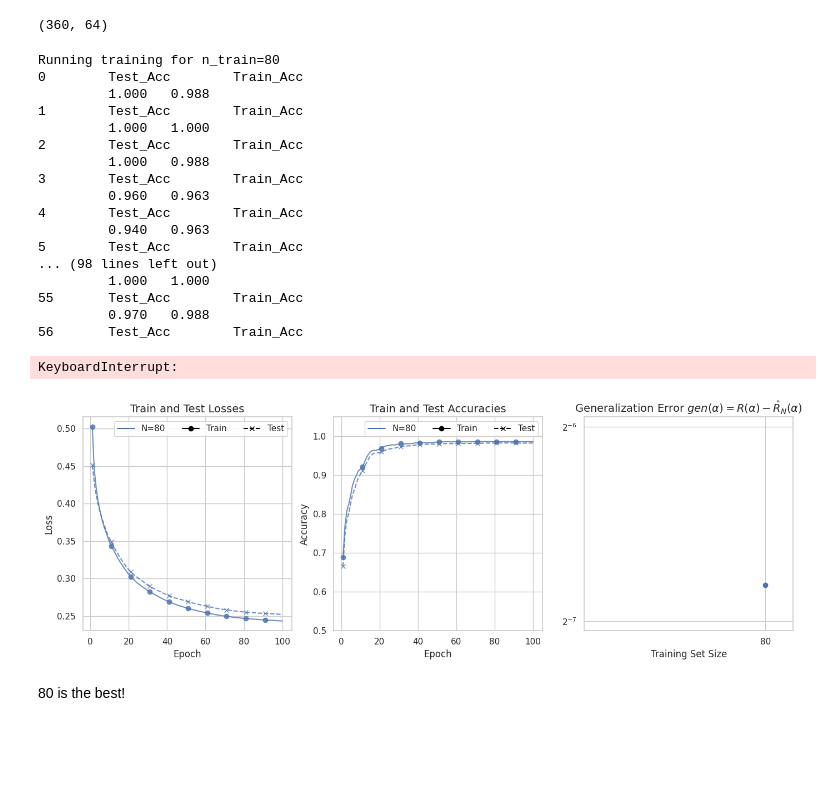
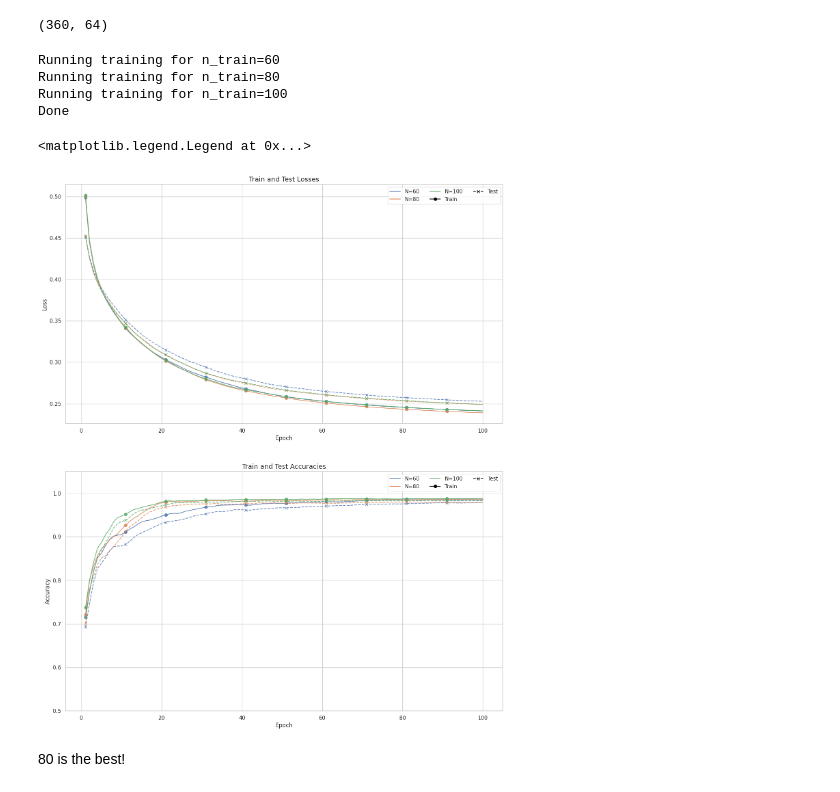
Before and after one commit to NicolaAssolini98/Abstract-VQC, a Jupyter notebook: 4_QCNN/tutorial_learning_few_data.ipynb, the cells around one changed output. Cells and saved outputs as stored; diff of their text form; code cells hidden in the pictures; blank space fills up the shorter version.

```diff
--- a/4_QCNN/tutorial_learning_few_data.ipynb
+++ b/4_QCNN/tutorial_learning_few_data.ipynb
@@ -283,7 +284,7 @@ def run_iterations(n_train):
 
 
 # run training for multiple sizes
-train_sizes = [80]
+train_sizes = [60, 80, 100]
 print(f"Running training for n_train={train_sizes[0]}")
 results_df = run_iterations(n_train=train_sizes[0])
 for n_train in train_sizes[1:]:
@@ -291,24 +292,10 @@ for n_train in train_sizes[1:]:
     results_df = pd.concat([results_df, run_iterations(n_train=n_train)])
 print('Done')
 # %% [output]
+Running training for n_train=60
 Running training for n_train=80
-0        Test_Acc        Train_Acc
-         1.000   0.988
-1        Test_Acc        Train_Acc
-         1.000   1.000
-2        Test_Acc        Train_Acc
-         1.000   0.988
-3        Test_Acc        Train_Acc
-         0.960   0.963
-4        Test_Acc        Train_Acc
-         0.940   0.963
-5        Test_Acc        Train_Acc
-... (98 lines left out)
-         1.000   1.000
-55       Test_Acc        Train_Acc
-         0.970   0.988
-56       Test_Acc        Train_Acc
+Running training for n_train=100
+Done
-KeyboardInterrupt:
 # %%
 # aggregate dataframe
 df_agg = results_df.groupby(["n_train", "step"]).agg(["mean", "std"])
@@ -316,7 +303,7 @@ df_agg = df_agg.reset_index()
 
 sns.set_style('whitegrid')
 colors = sns.color_palette()
-fig, axes = plt.subplots(ncols=3, figsize=(16.5, 5))
+fig, axes = plt.subplots(nrows=2, figsize=(16.5, 20))
 
 generalization_errors = []
 
@@ -337,43 +324,44 @@ for i, n_train in enumerate(train_sizes):
     # plot final loss difference
     dif = df[df.step == 100].test_cost["mean"] - df[df.step == 100].train_cost["mean"]
     generalization_errors.append(dif)
 
 # format loss plot
 ax = axes[0]
 ax.set_title('Train and Test Losses', fontsize=14)
 ax.set_xlabel('Epoch')
 ax.set_ylabel('Loss')
 
 
 
 # format loss plot
 ax = axes[1]
 ax.set_title('Train and Test Accuracies', fontsize=14)
 ax.set_xlabel('Epoch')
 ax.set_ylabel('Accuracy')
 ax.set_ylim(0.5, 1.05)
 
 legend_elements = [
     mpl.lines.Line2D([0], [0], label=f'N={n}', color=colors[i]) for i, n in enumerate(train_sizes)
     ] + [
     mpl.lines.Line2D([0], [0], marker='o', ls='-', label='Train', color='Black'),
     mpl.lines.Line2D([0], [0], marker='x', ls='--', label='Test', color='Black')
     ]
 
 axes[0].legend(handles=legend_elements, ncol=3)
 axes[1].legend(handles=legend_elements, ncol=3)
 
-# format generalization error plot
-ax = axes[2]
-ax.plot(train_sizes, generalization_errors, "o-", label=r"$gen(\alpha)$")
-ax.set_xscale('log')
-ax.set_xticks(train_sizes)
-ax.set_xticklabels(train_sizes)
-ax.set_title(r'Generalization Error $gen(\alpha) = R(\alpha) - \hat{R}_N(\alpha)$', fontsize=14)
-ax.set_xlabel('Training Set Size')
-axes[2].set_yscale('log', base=2)
-plt.show()
+# # format generalization error plot
+# ax = axes[2]
+# ax.plot(train_sizes, generalization_errors, "o-", label=r"$gen(\alpha)$")
+# ax.set_xscale('log')
+# ax.set_xticks(train_sizes)
+# ax.set_xticklabels(train_sizes)
+# ax.set_title(r'Generalization Error $gen(\alpha) = R(\alpha) - \hat{R}_N(\alpha)$', fontsize=14)
+# ax.set_xlabel('Training Set Size')
+# axes[2].set_yscale('log', base=2)
+# plt.show()
 # %% [output]
+<matplotlib.legend.Legend at 0x...>
-[figure, old version]
+[figure, new version]
 # %% [markdown]
 80 is the best!
```
Also changed, not shown: parts of 4 cells of this notebook, 9 other files.
